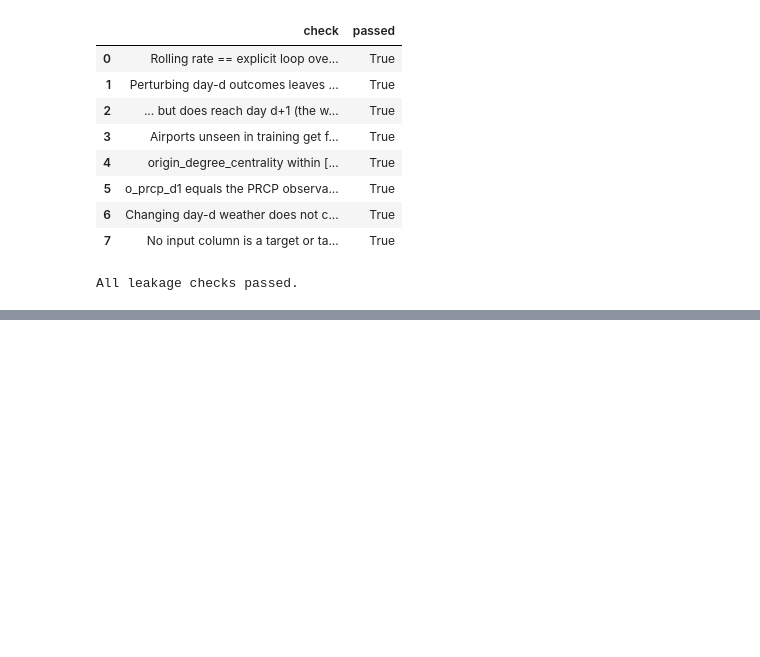
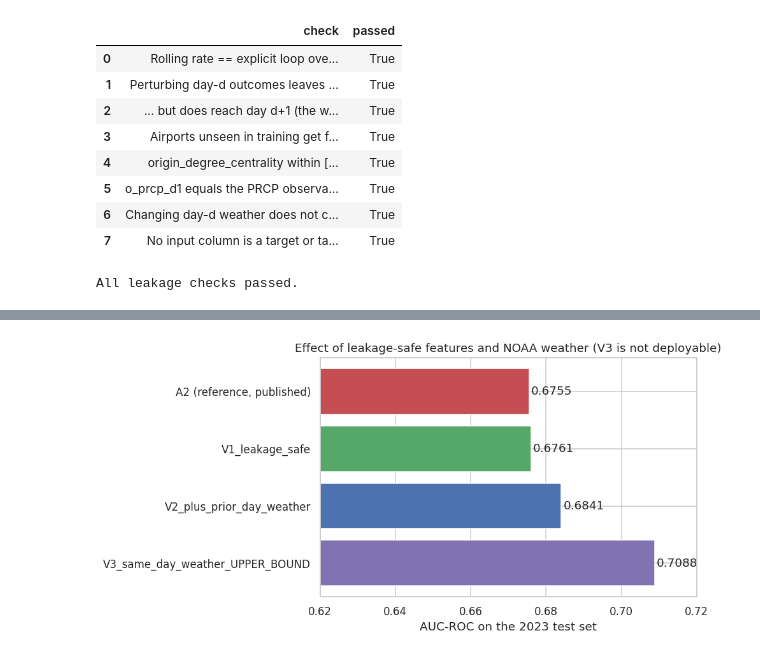
Before and after one commit to guvvalathejaswarreddy/PRT661-SYD7-Flight-Delay-Prediction, a Jupyter notebook: notebooks/PRT661_Flight_Delay_Full_Analysis.ipynb, the cells around one changed output, grey strips where cells are left out. Drawn from its saved outputs; the diff is of its cells as text; code cells hidden in the pictures; blank space fills up the shorter version.

Commit message:
feat(notebook): sections 20-24 ablation, calibration, duration range, fairness, explainability and export (PRT661-29 to PRT661-32)
Co-Authored-By: Claude Sonnet 5.5 <noreply@anthropic.com>

```diff
--- a/notebooks/PRT661_Flight_Delay_Full_Analysis.ipynb
+++ b/notebooks/PRT661_Flight_Delay_Full_Analysis.ipynb
@@ -2232,0 +2244,79 @@ availability
+# %%
+def _fit_clf(X, y):
+    return LGBMClassifier(**A4_CLF_PARAMS, class_weight="balanced", n_jobs=-1, random_state=RANDOM_STATE, verbosity=-1).fit(X, y)
+
+
+def _metrics(y, p, thr=0.5):
+    yhat = (p >= thr).astype(int)
+    return {"auc_roc": roc_auc_score(y, p), "avg_precision": average_precision_score(y, p), "f1": f1_score(y, yhat),
+            "precision": precision_score(y, yhat, zero_division=0), "recall": recall_score(y, yhat), "brier": brier_score_loss(y, p)}
+
+
+y_tr_all = d4.loc[m_train, "arr_del15"].to_numpy()
+y_te = d4.loc[m_test, "arr_del15"].to_numpy()
+
+
+def run_variant(tag, features, frame=None):
+    frame = d4 if frame is None else frame
+
+    def _compute():
+        t0 = time.time()
+        model = _fit_clf(frame.loc[m_train, features], y_tr_all)
+        p = model.predict_proba(frame.loc[m_test, features])[:, 1].astype(np.float32)
+        rec = {"metrics": _metrics(y_te, p), "proba": p, "seconds": round(time.time() - t0)}
+        del model
+        gc.collect()
+        return rec
+    rec = ckpt_step(f"a4_abl_{tag}", _compute)
+    m = rec["metrics"]
+    print(f"  [{tag}] AUC={m['auc_roc']:.4f} AP={m['avg_precision']:.4f} F1@0.5={m['f1']:.4f} Brier={m['brier']:.4f}")
+    return rec
+
+
+abl = {}
+abl["V1_leakage_safe"] = run_variant("v1", A4_V1_FEATURES)
+abl["V2_plus_prior_day_weather"] = run_variant("v2", A4_V2_FEATURES)
+
+# V3: same-day weather -- built on the fly, never stored in d4 (not a deployable feature set)
+if not ckpt_exists("a4_abl_v3"):
+    _same = weather_features(d4, same_day=True)
+    for _c in _same.columns:
+        d4[_c] = _same[_c]                                 # temporary columns, dropped again below
+    del _same
+    abl["V3_same_day_weather_UPPER_BOUND"] = run_variant("v3", A4_V2_FEATURES + A4_WX_SAME_DAY)
+    d4.drop(columns=A4_WX_SAME_DAY, inplace=True)
+    gc.collect()
+else:
+    abl["V3_same_day_weather_UPPER_BOUND"] = run_variant("v3", A4_V2_FEATURES + A4_WX_SAME_DAY)
+
+# A2 reference from its checkpoint (published numbers; probabilities only for average precision)
+a2_row = None
+if "final_models" in globals() and "lightgbm_tuned" in final_models:
+    _m, _p = final_models["lightgbm_tuned"][1], final_models["lightgbm_tuned"][2]
+    a2_row = dict(_m)
+    a2_row["avg_precision"] = average_precision_score(y_test_prod, _p) if "y_test_prod" in globals() else np.nan
+rows = []
+if a2_row:
+    rows.append({"variant": "A2 (reference, published)", **a2_row})
+rows += [{"variant": k, **v["metrics"]} for k, v in abl.items()]
+ablation_df = pd.DataFrame(rows)[["variant", "auc_roc", "avg_precision", "f1", "precision", "recall", "brier"]]
+ablation_df.to_csv(A4_DIR / "a4_ablation_results.csv", index=False)
+display(ablation_df.style.format({c: "{:.4f}" for c in ablation_df.columns if c != "variant"}))
+
+# Is V2 > V1 beyond sampling noise?  paired bootstrap on the 2023 test set
+bi = np.random.RandomState(RANDOM_STATE)
+deltas = []
+for _ in range(30):
+    ii = bi.randint(0, len(y_te), size=1_000_000)
+    deltas.append(roc_auc_score(y_te[ii], abl["V2_plus_prior_day_weather"]["proba"][ii]) - roc_auc_score(y_te[ii], abl["V1_leakage_safe"]["proba"][ii]))
+print(f"AUC(V2) - AUC(V1): mean {np.mean(deltas):+.4f}, 95% interval [{np.percentile(deltas, 2.5):+.4f}, {np.percentile(deltas, 97.5):+.4f}] (30 paired bootstraps of 1M flights)")
+
+fig, ax = plt.subplots(figsize=(9, 4.5))
+ax.barh(ablation_df["variant"][::-1], ablation_df["auc_roc"][::-1], color=["#C44E52", "#55A868", "#4C72B0", "#8172B2"][: len(ablation_df)][::-1])
+ax.set_xlim(0.62, max(0.72, ablation_df["auc_roc"].max() + 0.01))
+for i, v in enumerate(ablation_df["auc_roc"][::-1]):
+    ax.text(v + 0.0005, i, f"{v:.4f}", va="center")
+ax.set_xlabel("AUC-ROC on the 2023 test set")
+ax.set_title("Effect of leakage-safe features and NOAA weather (V3 is not deployable)")
+save_fig(fig, "23_ablation_auc")
+# %% [output]
@@ -2232,0 +2336 @@ availability
+[figure, added]
```
Also changed, not shown: parts of 12 cells of this notebook, 1 other file.
